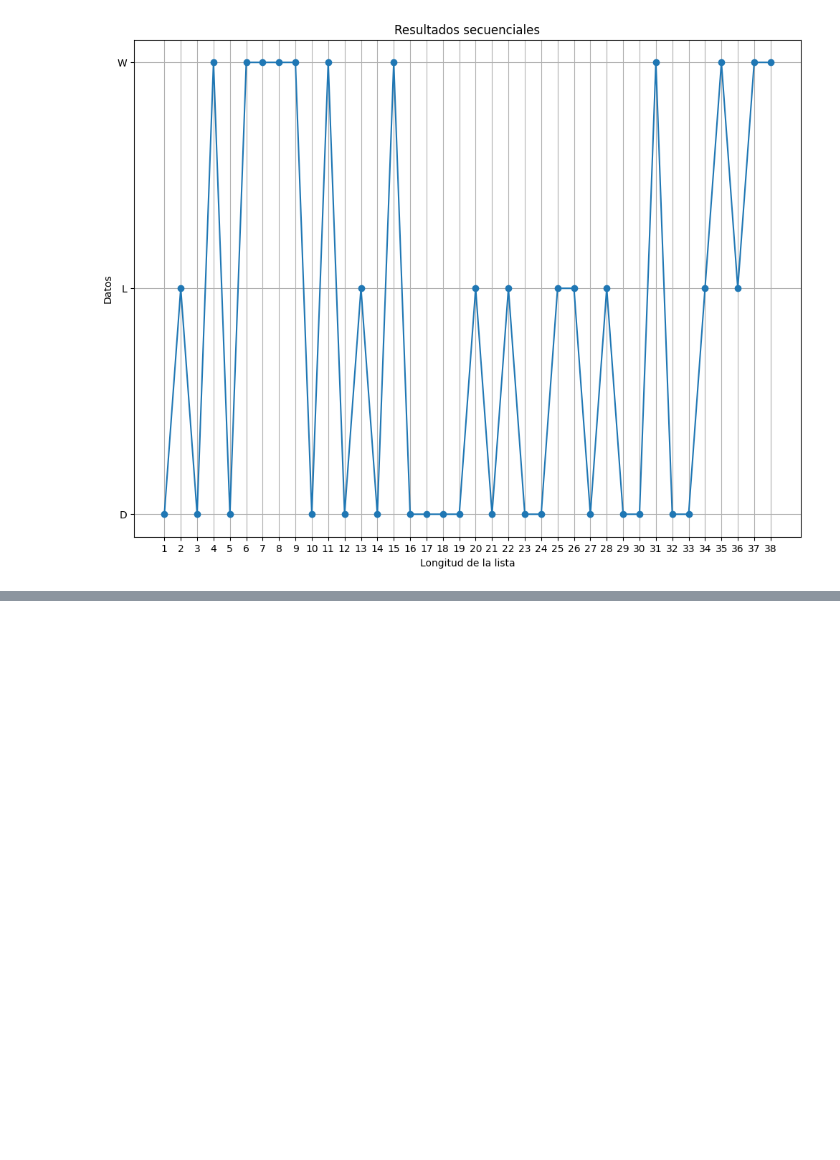
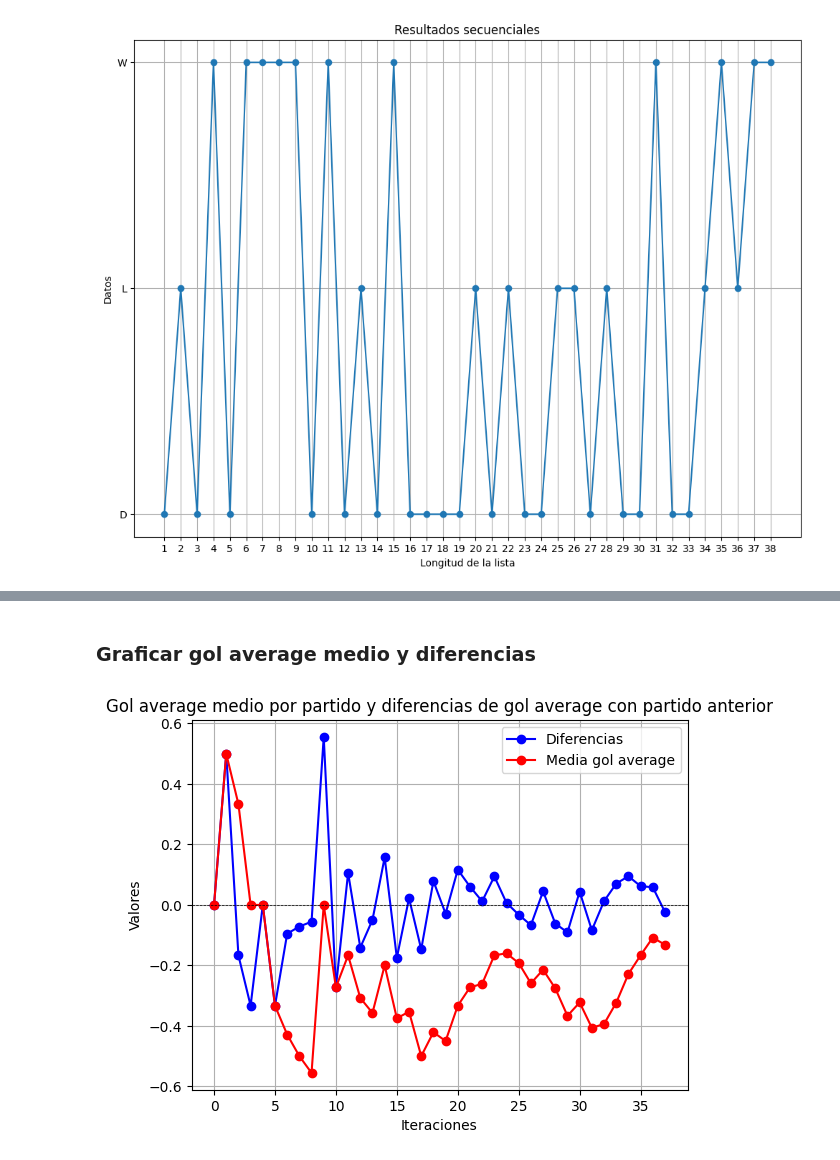
Before and after one commit to rubitopato/TFG, a Jupyter notebook: Futbol/visualizador_datos.ipynb, the cells around one changed output, grey strips where cells are left out. Drawn from its saved outputs; the diff is of its cells as text; code cells hidden in the pictures; blank space fills up the shorter version.

```diff
--- a/Futbol/visualizador_datos.ipynb
+++ b/Futbol/visualizador_datos.ipynb
@@ -379,0 +530,22 @@ plt.show()
+# %% [markdown]
+### Graficar gol average medio y diferencias
+# %%
+datos1 = get_diferencia_media_gol_average_por_partido(dataframe=dataframe_liga, equipo="Celta")
+datos2 = get_media_gol_average_por_partido(dataframe=dataframe_liga,equipo="Celta")
+iteraciones = range(len(datos1))
+
+plt.plot(iteraciones, datos1, marker='o', linestyle='-', color='blue', label='Diferencias')
+plt.plot(iteraciones, datos2, marker='o', linestyle='-', color='red', label='Media gol average')
+
+plt.axhline(0, color='black', linewidth=0.5, linestyle='--')
+
+plt.xlabel('Iteraciones')
+plt.ylabel('Valores')
+
+plt.title('Gol average medio por partido y diferencias de gol average con partido anterior')
+
+plt.legend()
+plt.grid(True)
+plt.show()
+# %% [output]
+[figure, added]
```
Also changed, not shown: parts of 19 cells of this notebook, 20 other files.
